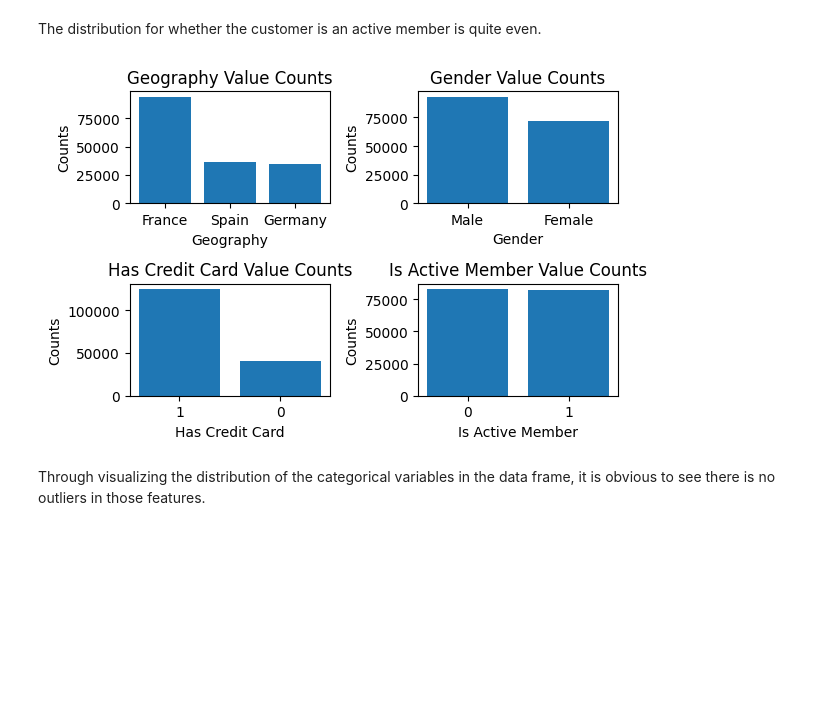
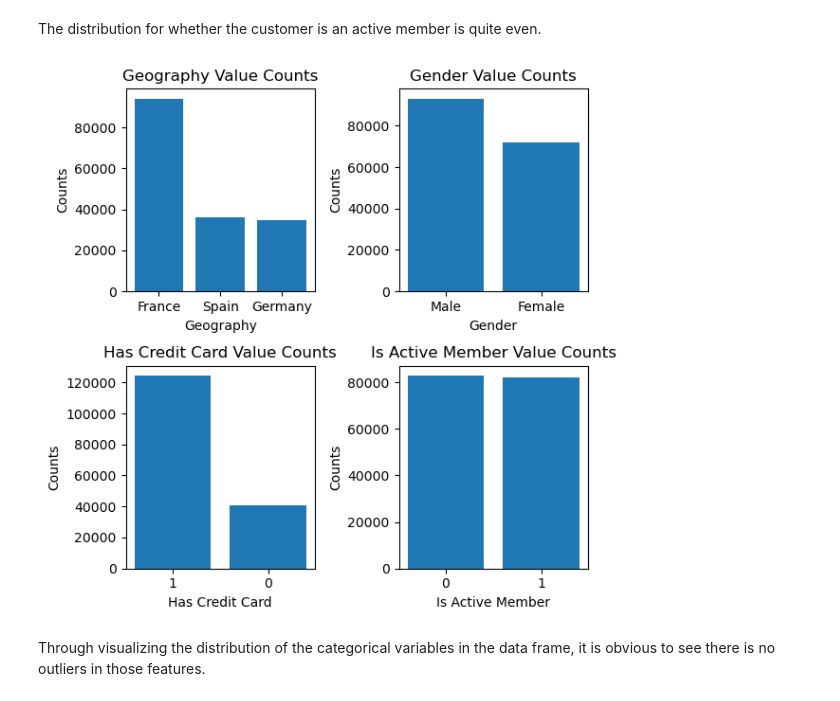
Before and after one commit to MACS-33002/macs-33002-2024s-Mendyhao, a Jupyter notebook: P4_evaluation.ipynb, the cells around one changed output. Cells and saved outputs as stored; diff of their text form; code cells hidden in the pictures; blank space fills up the shorter version.

```diff
--- a/P4_evaluation.ipynb
+++ b/P4_evaluation.ipynb
@@ -198,36 +198,36 @@ Percentage of customers who are not active members: 0.5022
 The distribution for whether the customer is an active member is quite even.
 # %%
 # Create a 2x2 grid of axes
-fig, axs = plt.subplots(2, 2, figsize=(6, 4))  # You can adjust the figsize to fit your display
+fig, axs = plt.subplots(2, 2, figsize=(6, 6))  # You can adjust the figsize to fit your display
 
 # Plot on each subplot
 axs[0, 0].bar(df['Geography'].value_counts().index, df['Geography'].value_counts().values)
 axs[0, 0].set_title('Geography Value Counts')
 axs[0, 0].set_xlabel('Geography')
 axs[0, 0].set_ylabel('Counts')
 
 axs[0, 1].bar(df['Gender'].value_counts().index, df['Gender'].value_counts().values)
 axs[0, 1].set_title('Gender Value Counts')
 axs[0, 1].set_xlabel('Gender')
 axs[0, 1].set_ylabel('Counts')
 
 axs[1, 0].bar(df['HasCrCard'].value_counts().index.astype(str), df['HasCrCard'].value_counts().values)
 axs[1, 0].set_title('Has Credit Card Value Counts')
 axs[1, 0].set_xlabel('Has Credit Card')
 axs[1, 0].set_ylabel('Counts')
 
 axs[1, 1].bar(df['IsActiveMember'].value_counts().index.astype(str), df['IsActiveMember'].value_counts().values)
 axs[1, 1].set_title('Is Active Member Value Counts')
 axs[1, 1].set_xlabel('Is Active Member')
 axs[1, 1].set_ylabel('Counts')
 
 # Adjust layout to prevent overlap
 plt.tight_layout()
 
 # Display the plot
 plt.show()
 # %% [output]
-[figure, old version]
+[figure, new version]
 # %% [markdown]
 Through visualizing the distribution of the categorical variables in the data frame, it is obvious to see there is no outliers in those features.
 # %% [markdown]
```
Also changed, not shown: parts of 8 cells of this notebook.
